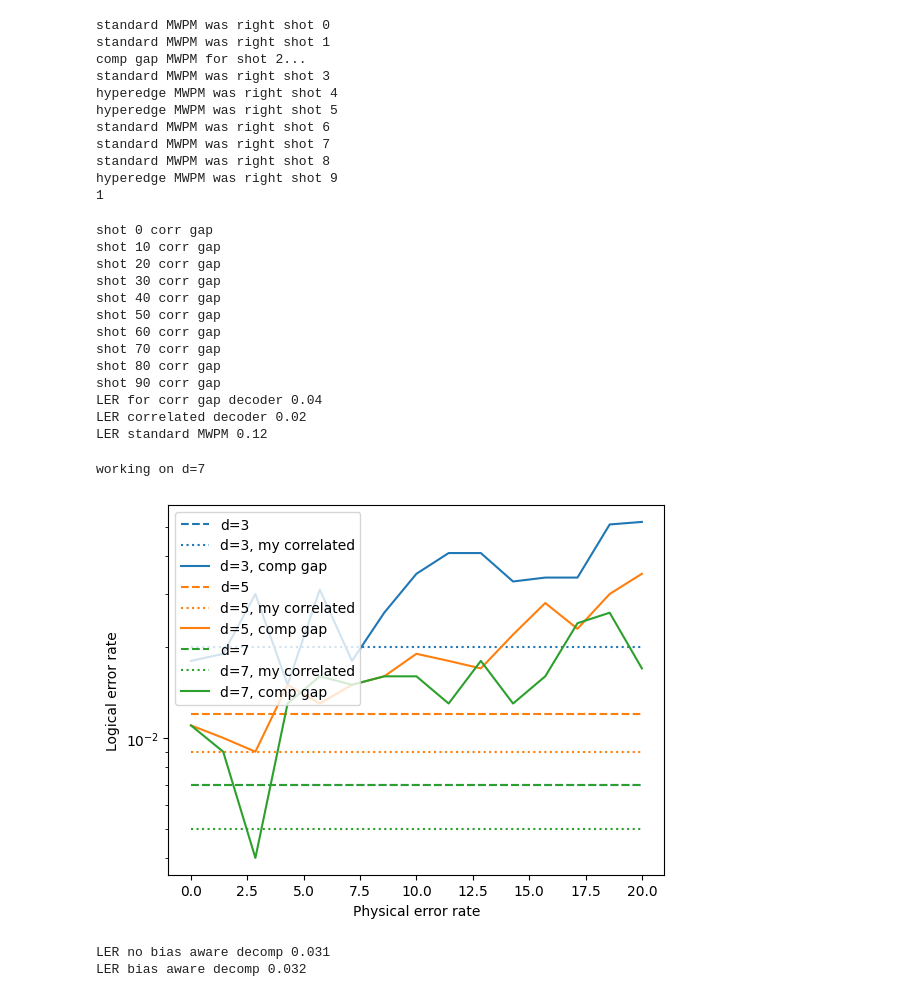
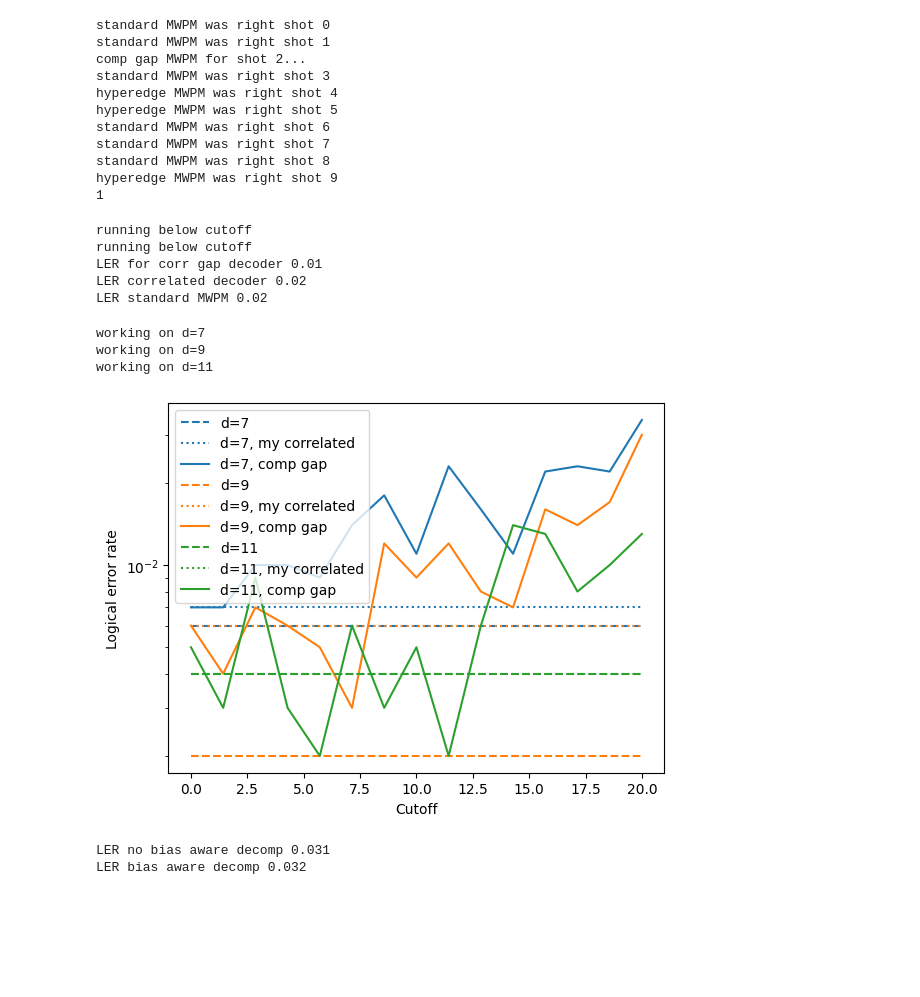
Before and after one commit to acatspirit/correlated_error_biased_noise, a Jupyter notebook: surface_code_circuit_scratch.ipynb, the cells around one changed output. Cells and saved outputs as stored; diff of their text form; code cells hidden in the pictures; blank space fills up the shorter version.

Commit message:
get ready to run cutoff simulation on dcc

```diff
--- a/surface_code_circuit_scratch.ipynb
+++ b/surface_code_circuit_scratch.ipynb
@@ -3918,8 +3918,8 @@ from pymatching import Matching
 import numpy as np
 
 
-d = 11
-l = 3
+d = 5
+l = 2
 eta = 500
 p = 0.01
 CD_type = "ZXXZonSqu"
@@ -3939,24 +3939,16 @@ circuit = circuit_obj.make_elongated_circuit_from_parity(before_measure_flip=p,
                                                          CD_type=CD_type)
 log_errors_mwpm = corr_decoder.get_num_log_errors_DEM(circuit, num_shots, False, False, mem_type, CD_type)
 
-log_errors_hyperedge = corr_decoder.decoding_failures_correlated_circuit_level(circuit, num_shots, mem_type, CD_type)
+log_errors_hyperedge = corr_decoder.decoding_failures_correlated_circuit_level(circuit, num_shots, mem_type, CD_type, decompose_biased=False)
 
-log_errors_corr_gap = decoding_failures_correlated_gap(corr_decoder, circuit, num_shots, mem_type, CD_type, cutoff=cutoff)
+log_errors_corr_gap = corr_decoder.decoding_failures_correlated_gap(circuit, num_shots, mem_type, CD_type, cutoff=cutoff)
 # print(log_errors_array)
 print(f"LER for corr gap decoder {sum(log_errors_corr_gap)/num_shots}")
 print(f"LER correlated decoder {sum(log_errors_hyperedge)/num_shots}")
 print(f"LER standard MWPM {sum(log_errors_mwpm)/num_shots}")
 # %% [output]
-shot 0 corr gap
-shot 10 corr gap
-shot 20 corr gap
-shot 30 corr gap
-shot 40 corr gap
-shot 50 corr gap
-shot 60 corr gap
-shot 70 corr gap
-shot 80 corr gap
-shot 90 corr gap
-LER for corr gap decoder 0.04
+running below cutoff
+running below cutoff
+LER for corr gap decoder 0.01
 LER correlated decoder 0.02
-LER standard MWPM 0.12
+LER standard MWPM 0.02
@@ -4003,11 +3997,12 @@ for d in d_list:
     LERS_cutoff_corr_no_bias = []
 
     for cutoff in cutoffs:
-        log_errors_corr_gap = decoding_failures_correlated_gap(corr_decoder, circuit, num_shots, mem_type, CD_type, cutoff=cutoff)
+        log_errors_corr_gap = corr_decoder.decoding_failures_correlated_gap(circuit, num_shots, mem_type, CD_type, cutoff=cutoff)
 
         LERS_cutoff_mwpm += [sum(log_errors_mwpm)/num_shots]
         LERS_cutoff_corr += [sum(log_errors_hyperedge)/num_shots]
         LERS_cutoff_corr_gap += [sum(log_errors_corr_gap)/num_shots]
+        LERS_cutoff_corr_no_bias += [sum(log_errors_hyperedge_no_bias)/num_shots]
 
     LERS_by_d_MWPM.append(LERS_cutoff_mwpm)
     LERS_by_d_corr.append(LERS_cutoff_corr)
@@ -4015,34 +4010,36 @@ for d in d_list:
     LERS_by_d_corr_no_bias.append(LERS_cutoff_corr_no_bias)
 # %% [output]
 working on d=7
+working on d=9
+working on d=11
 # %%
 # plot the d vs cutoffs plot to get max cutoff
 import matplotlib.pyplot as plt
 %matplotlib inline
 
 plt.figure()
 
 for i in range(len(d_list)):
     d = d_list[i]
     lers = [x for x in LERS_by_d_MWPM[i]]
     lers_corr = [x for x in LERS_by_d_corr[i]]
     lers_comp = [x for x in LERS_by_d_corr_gap[i]]
     lers_corr_no_bias = [x for x in LERS_by_d_corr_no_bias[i]]
 
     line, = plt.plot(cutoffs, lers, "--", label=f"d={d}")
     line_color = line.get_color()
     plt.plot(cutoffs, lers_corr, ":", label=f"d={d}, my correlated", color=line_color)
     plt.plot(cutoffs, lers_comp, label=f"d={d}, comp gap", color=line_color)
-    plt.plot(cutoffs, lers_corr_no_bias, "-.",label=f"d={d}, my correlated no bias", color=line_color )
+    # plt.plot(cutoffs, lers_corr_no_bias, "-.",label=f"d={d}, my correlated no bias", color=line_color )
 
 
 plt.yscale("log")
-plt.xlabel("Physical error rate")
+plt.xlabel("Cutoff")
 plt.ylabel("Logical error rate")
 plt.legend();
 plt.show()
 # %% [output]
-[figure, old version]
+[figure, new version]
 # %%
 # test the new hyperedge decomp method
 
```
Also changed, not shown: parts of 1 cell of this notebook, 2 other files.
